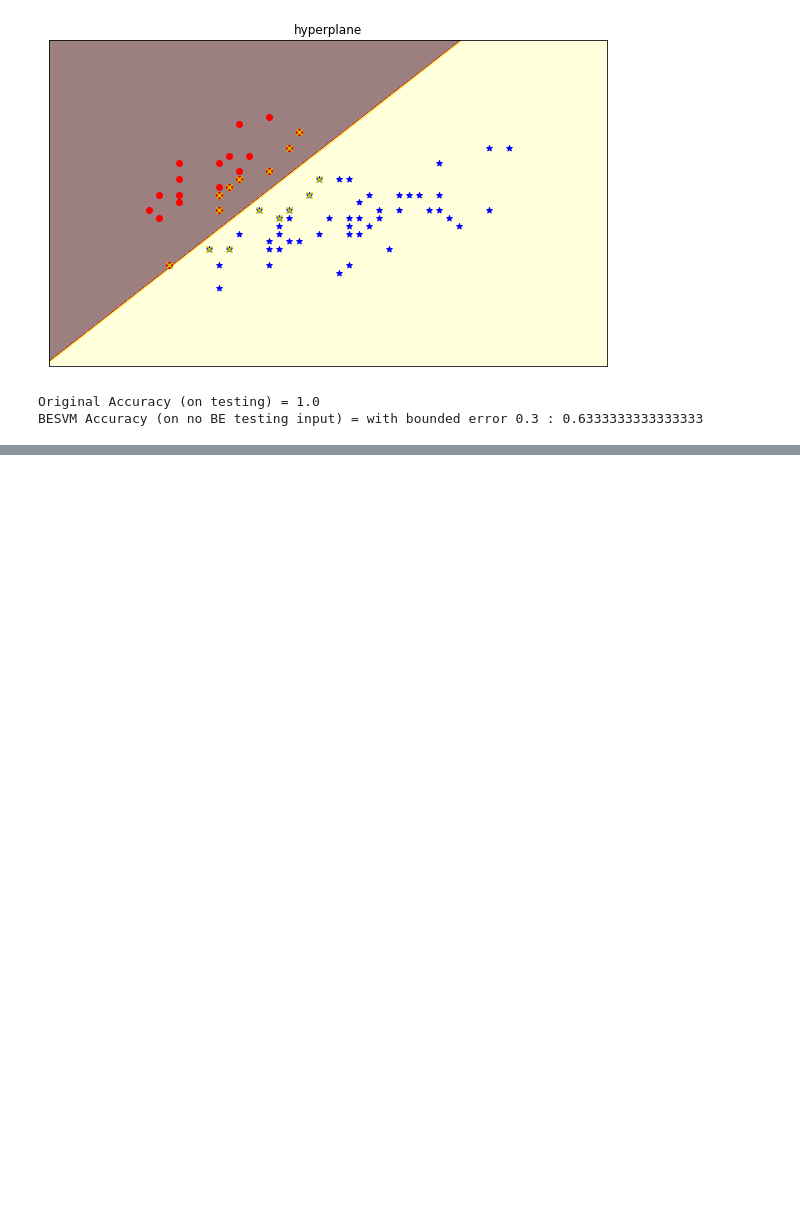
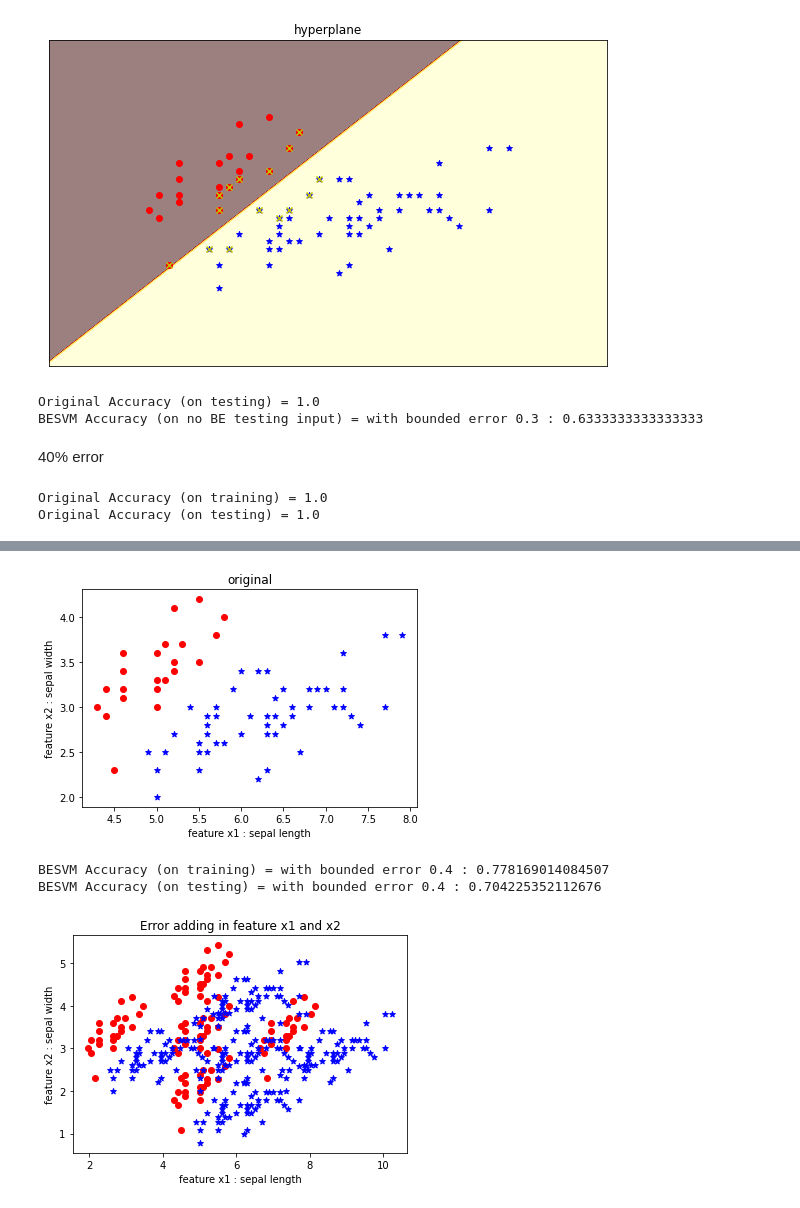
Before and after one commit to johnnylee860313/BESVM, a Jupyter notebook: BESVM_twoLables_twoFeaturesBE.ipynb, the cells around one changed output, grey strips where cells are left out. Saved outputs shown, nothing was run; the diff lists cells and outputs as text; code cells hidden in the pictures; blank space fills up the shorter version.

```diff
--- a/BESVM_twoLables_twoFeaturesBE.ipynb
+++ b/BESVM_twoLables_twoFeaturesBE.ipynb
@@ -642,3 +643,79 @@ print('BESVM Accuracy (on no BE testing input) = with bounded error 0.3 : '+str(
 # %% [output]
 Original Accuracy (on testing) = 1.0
 BESVM Accuracy (on no BE testing input) = with bounded error 0.3 : 0.6333333333333333
+# %% [markdown]
+40% error
+# %%
+pd.set_option('display.max_rows',10)
+temp = df_2feature.copy()
+df_2feature_be = pd.DataFrame.to_numpy(df_2feature)
+e1 = temp['x1'].mean()*0.4
+e2 = temp['x2'].mean()*0.4
+
+for idx,cell in temp['x1'].iteritems():
+    temp['x1'][idx] += e1
+temp = temp.to_numpy()
+df_2feature_be = np.vstack((df_2feature_be,temp))
+temp = df_2feature.copy()
+
+for idx,cell in temp['x1'].iteritems():
+    temp['x1'][idx] = temp['x1'][idx] - e1
+temp = temp.to_numpy()
+df_2feature_be = np.vstack((df_2feature_be,temp))
+temp = df_2feature.copy()
+
+for idx,cell in temp['x2'].iteritems():
+    temp['x2'][idx] += e2
+temp = temp.to_numpy()
+df_2feature_be = np.vstack((df_2feature_be,temp))
+temp = df_2feature.copy()
+
+for idx,cell in temp['x2'].iteritems():
+    temp['x2'][idx] = temp['x2'][idx] - e2
+temp = temp.to_numpy()
+df_2feature_be = np.vstack((df_2feature_be,temp))
+temp = df_2feature.copy()
+
+df_2feature_be = pd.DataFrame(df_2feature_be)
+#df_2feature_be
+
+pd.set_option('display.max_rows',10)
+
+x_original = df_2feature.iloc[:,:-1].values
+y_original = df_2feature.iloc[:,-1].values
+x_be = df_2feature_be.iloc[:, :-1].values
+y_be = df_2feature_be.iloc[:,-1].values
+
+X_train, X_test,y_train, y_test = train_test_split(x_original, y_original, test_size=0.2,random_state=1)
+clf_original = SVC(kernel='linear',C=1,gamma='auto')
+clf_original.fit(X_train, y_train)
+y_original_predict = clf_original.predict(X_test)
+result_orginal_train = clf_original.score(X_train, y_train)
+result_orginal_test = clf_original.score(X_test, y_test)
+print('Original Accuracy (on training) = '+str(result_orginal_train))
+print('Original Accuracy (on testing) = '+str(result_orginal_test))
+plt.scatter(x_original[y_original==0,0],x_original[y_original==0,1],color = 'r',marker = 'o')
+plt.scatter(x_original[y_original==1,0],x_original[y_original==1,1],color = 'b',marker = '*')
+plt.title('original')
+plt.xlabel('feature x1 : sepal length')
+plt.ylabel('feature x2 : sepal width')
+plt.show()
+
+X_train,X_test,y_train, y_test = train_test_split(x_be, y_be, test_size=0.2,random_state=1)
+clf_BE = SVC(kernel='linear',C=1,gamma='auto')
+clf_BE.fit(X_train, y_train)
+y_BE_predict = clf_BE.predict(X_test)
+result_BE_train = clf_BE.score(X_train, y_train)
+result_BE_test = clf_BE.score(X_test, y_test)
+print('BESVM Accuracy (on training) = with bounded error 0.4 : '+str(result_BE_train))
+print('BESVM Accuracy (on testing) = with bounded error 0.4 : '+str(result_BE_test))
+
+plt.scatter(x_be[y_be==0,0],x_be[y_be==0,1],color = 'r',marker = 'o')
+plt.scatter(x_be[y_be==1,0],x_be[y_be==1,1],color = 'b',marker = '*')
+plt.title('Error adding in feature x1 and x2')
+plt.xlabel('feature x1 : sepal length')
+plt.ylabel('feature x2 : sepal width')
+plt.show()
+# %% [output]
+Original Accuracy (on training) = 1.0
+Original Accuracy (on testing) = 1.0
@@ -644,0 +736,4 @@ BESVM Accuracy (on no BE testing input) = with bounded error 0.3 : 0.63333333333
+[figure, added]
+BESVM Accuracy (on training) = with bounded error 0.4 : 0.778169014084507
+BESVM Accuracy (on testing) = with bounded error 0.4 : 0.704225352112676
+[figure, added]
```
Also changed, not shown: parts of 6 cells of this notebook, 6 other files.
